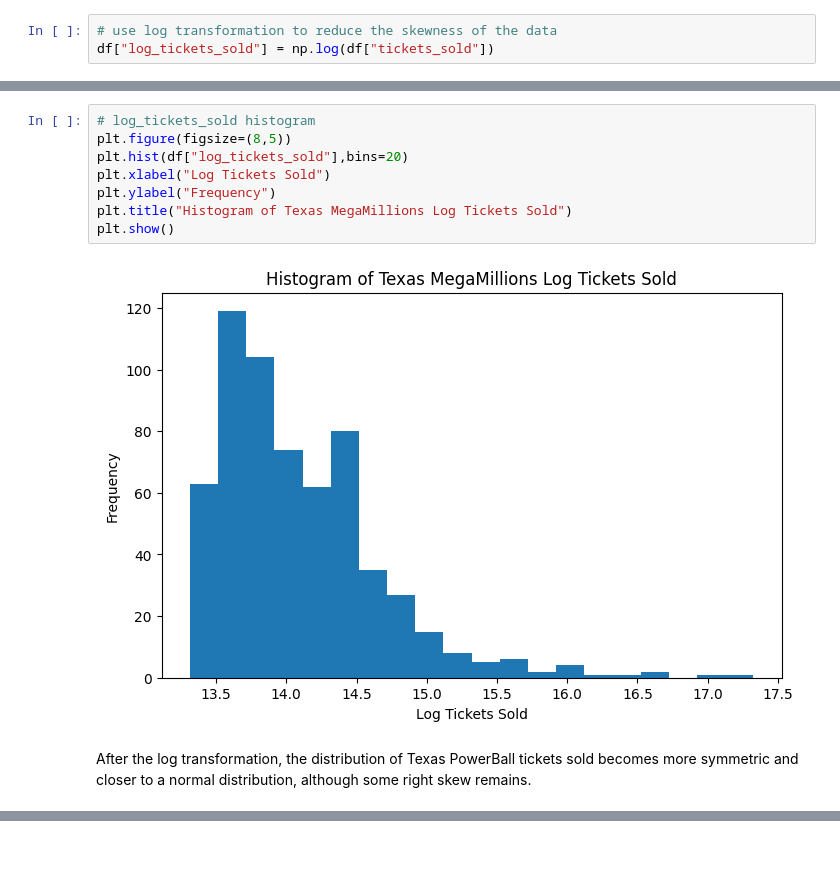
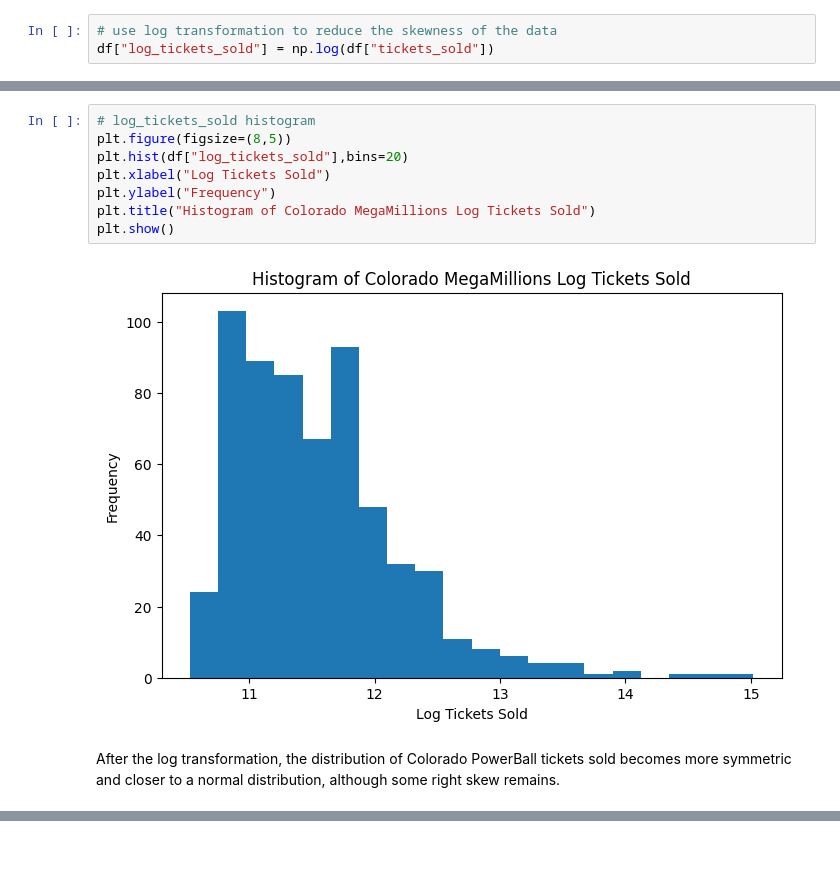
Before and after one commit to xiaolingsundberg/CovidOnLottery, a Jupyter notebook: Program/megamillions_tickets_colorado.ipynb, the cells around one changed output, grey strips where cells are left out. Drawn from its saved outputs; the diff is of its cells as text.

```diff
--- a/Program/megamillions_tickets_colorado.ipynb
+++ b/Program/megamillions_tickets_colorado.ipynb
@@ -466,15 +464,15 @@ Name: log_tickets_sold, dtype: float64
 # %%
 # log_tickets_sold histogram
 plt.figure(figsize=(8,5))
 plt.hist(df["log_tickets_sold"],bins=20)
 plt.xlabel("Log Tickets Sold")
 plt.ylabel("Frequency")
-plt.title("Histogram of Texas MegaMillions Log Tickets Sold")
+plt.title("Histogram of Colorado MegaMillions Log Tickets Sold")
 plt.show()
 # %% [output]
-[figure, old version]
+[figure, new version]
 # %% [markdown]
-After the log transformation, the distribution of Texas PowerBall tickets sold becomes more symmetric and closer to a normal distribution, although some right skew remains.
+After the log transformation, the distribution of Colorado PowerBall tickets sold becomes more symmetric and closer to a normal distribution, although some right skew remains.
 # %%
 # histogram of log tickets sold by periods for comparison
 fig, axes = plt.subplots(1, 2, figsize=(12, 5), sharex=True, sharey=True)
```
Also changed, not shown: parts of 38 cells of this notebook.
